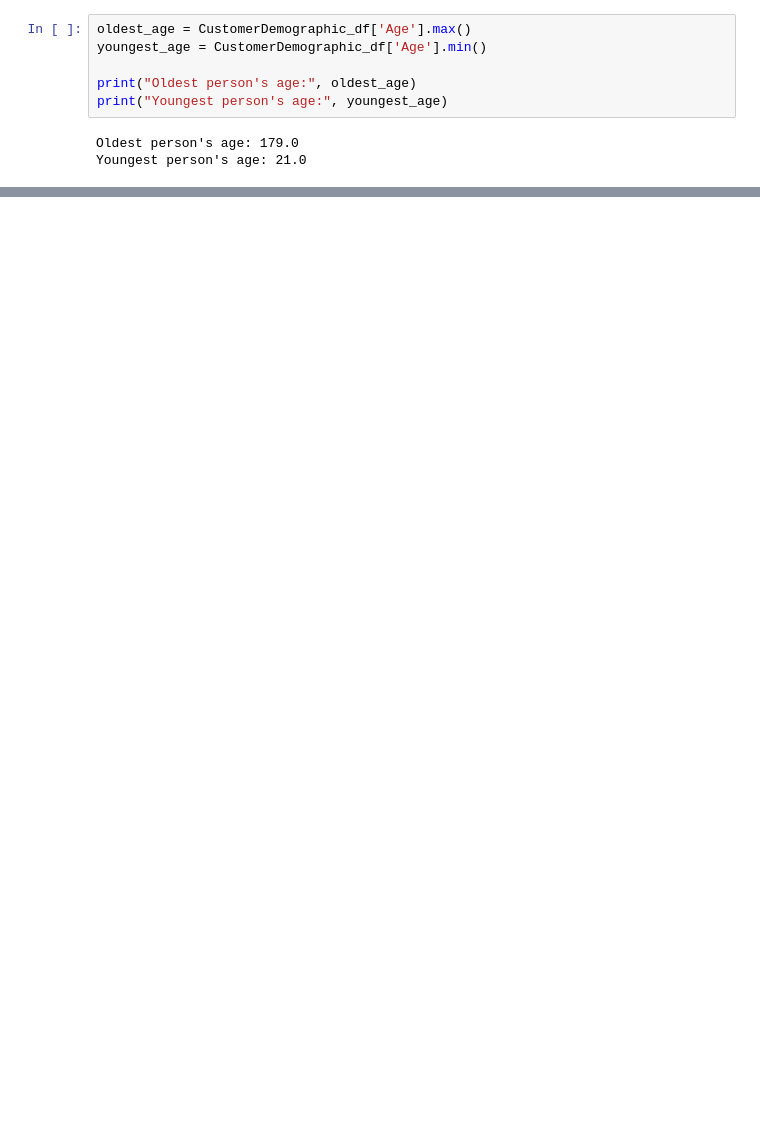
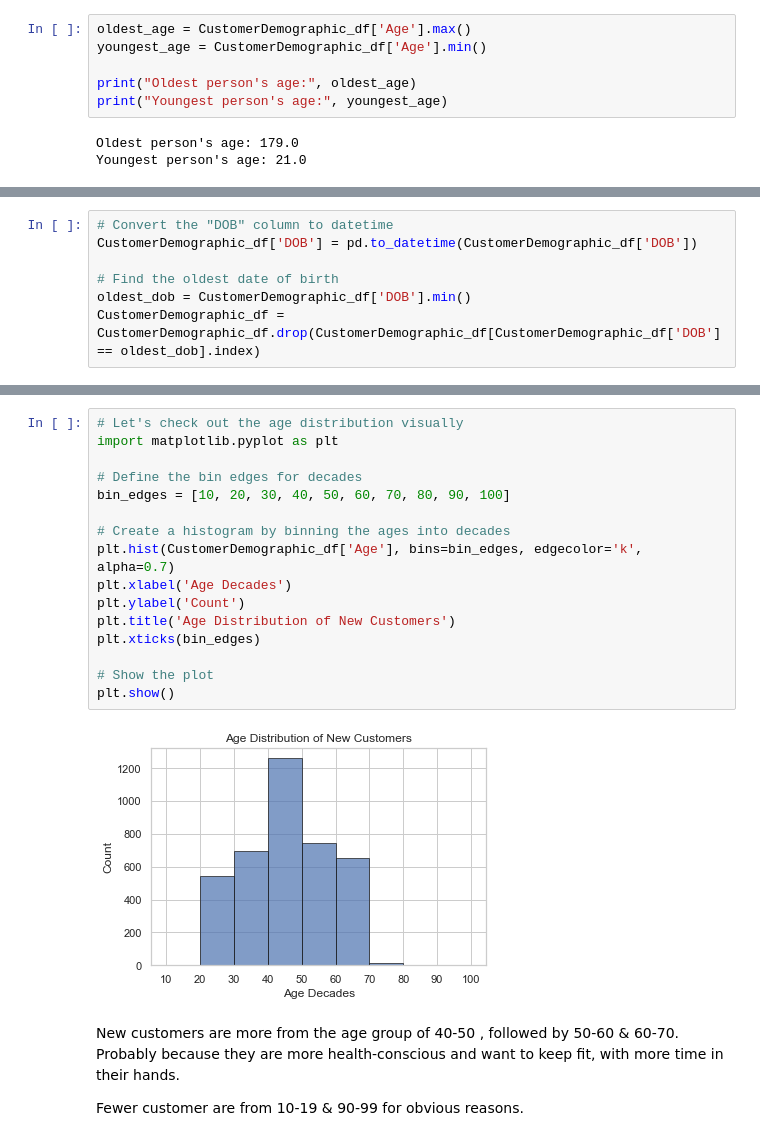
Before and after one commit to SueMungai/KPMG-virtual-internship-experience, a Jupyter notebook: task_2.ipynb, the cells around one changed output, grey strips where cells are left out. Saved outputs shown, nothing was run; the diff lists cells and outputs as text; blank space fills up the shorter version.

```diff
--- a/task_2.ipynb
+++ b/task_2.ipynb
@@ -116,0 +98,7 @@ transactions_df.head()
+# %%
+# Convert the "DOB" column to datetime
+CustomerDemographic_df['DOB'] = pd.to_datetime(CustomerDemographic_df['DOB'])
+
+# Find the oldest date of birth
+oldest_dob = CustomerDemographic_df['DOB'].min()
+CustomerDemographic_df = CustomerDemographic_df.drop(CustomerDemographic_df[CustomerDemographic_df['DOB'] == oldest_dob].index)
@@ -116,0 +114,22 @@ transactions_df.head()
+# %%
+# Let's check out the age distribution visually
+import matplotlib.pyplot as plt
+
+# Define the bin edges for decades
+bin_edges = [10, 20, 30, 40, 50, 60, 70, 80, 90, 100]
+
+# Create a histogram by binning the ages into decades
+plt.hist(CustomerDemographic_df['Age'], bins=bin_edges, edgecolor='k', alpha=0.7)
+plt.xlabel('Age Decades')
+plt.ylabel('Count')
+plt.title('Age Distribution of New Customers')
+plt.xticks(bin_edges)
+
+# Show the plot
+plt.show()
+# %% [output]
+[figure, added]
+# %% [markdown]
+New customers are more from the age group of 40-50 , followed by 50-60 & 60-70. Probably because they are more health-conscious and want to keep fit, with more time in their hands.
+
+Fewer customer are from 10-19 & 90-99 for obvious reasons.
```
Also changed, not shown: parts of 9 cells of this notebook.
